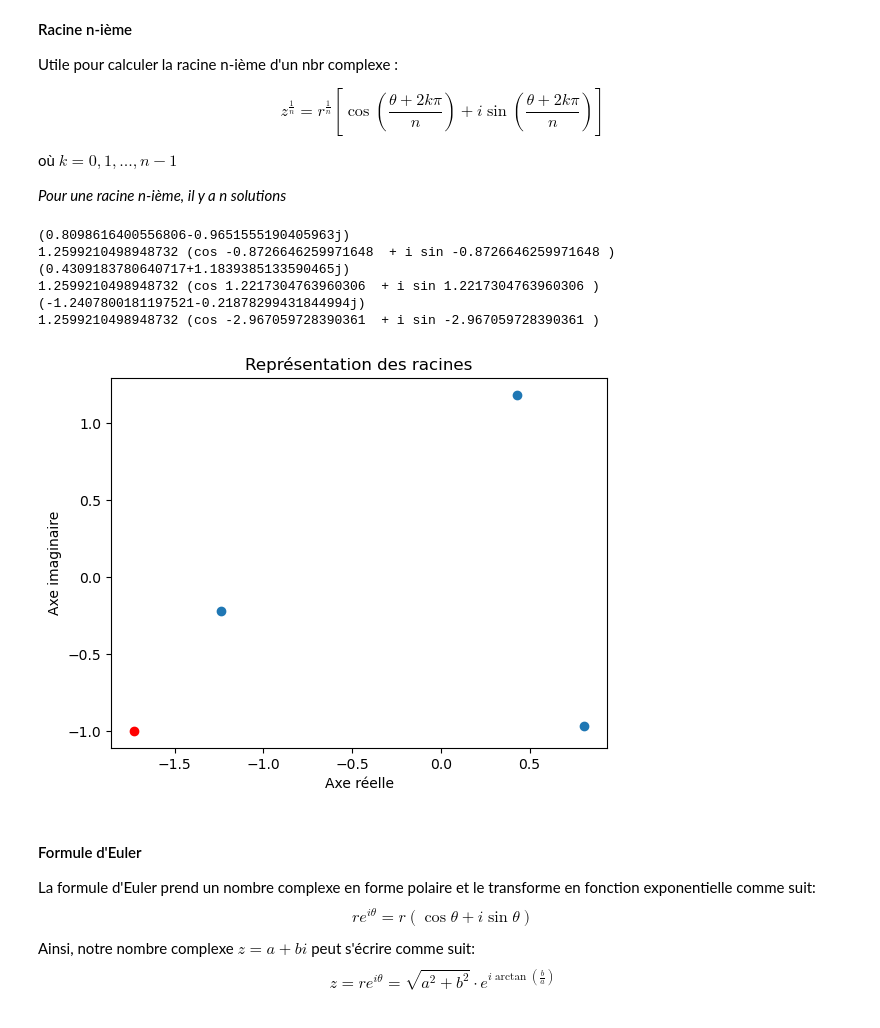
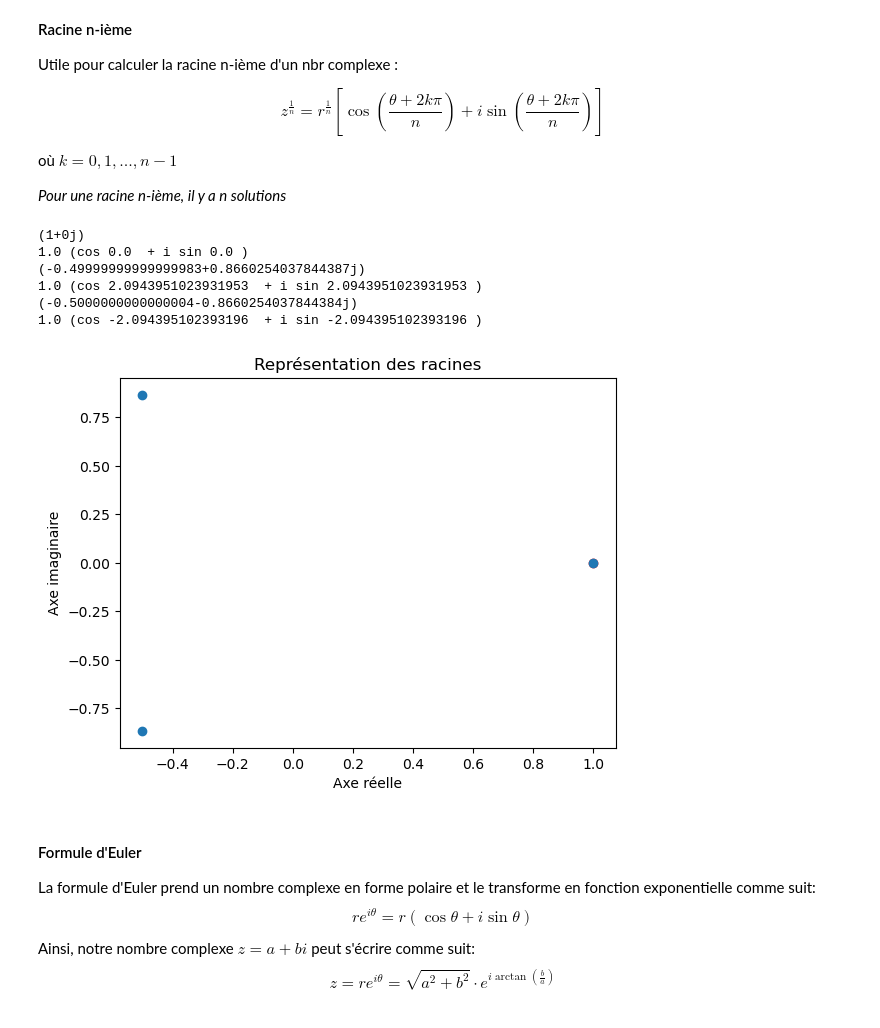
Before and after one commit to Zach3292/Calcul3, a Jupyter notebook: Note de cours.ipynb, the cells around one changed output. Saved outputs shown, nothing was run; the diff lists cells and outputs as text; code cells hidden in the pictures.

```diff
--- a/Note de cours.ipynb
+++ b/Note de cours.ipynb
@@ -1058,39 +1058,39 @@ où $k  =  0,  1, ...,  n  -  1$
 # %%
 import numpy as np
 import matplotlib.pyplot as plt
 
 def get_racines(z, n):
     arg = np.angle(z)
     module = np.abs(z)
     racines = np.zeros(n, dtype = complex)
 
     for k in range(n):
         angle = (arg + 2*k*np.pi) / n
         racines[k] = (module**(1/n)) * (np.cos(angle) + 1j*np.sin(angle))
     return racines
 
-z = np.array([-np.sqrt(3)-1j])
+z = np.array([1])
 
 racines = get_racines(z, 3)
 
 for racine in racines:
     print(racine)
     print(np.abs(racine), "(cos", np.angle(racine), " + i sin", np.angle(racine), ")")
 
 plt.scatter(z.real, z.imag, color = 'r')
 plt.scatter(racines.real, racines.imag)
 plt.xlabel('Axe réelle')
 plt.ylabel('Axe imaginaire')
 plt.title('Représentation des racines')
 plt.show()
 # %% [output]
-(0.8098616400556806-0.9651555190405963j)
-1.2599210498948732 (cos -0.8726646259971648  + i sin -0.8726646259971648 )
-(0.4309183780640717+1.1839385133590465j)
-1.2599210498948732 (cos 1.2217304763960306  + i sin 1.2217304763960306 )
-(-1.2407800181197521-0.21878299431844994j)
-1.2599210498948732 (cos -2.967059728390361  + i sin -2.967059728390361 )
+(1+0j)
+1.0 (cos 0.0  + i sin 0.0 )
+(-0.49999999999999983+0.8660254037844387j)
+1.0 (cos 2.0943951023931953  + i sin 2.0943951023931953 )
+(-0.5000000000000004-0.8660254037844384j)
+1.0 (cos -2.094395102393196  + i sin -2.094395102393196 )
-[figure, old version]
+[figure, new version]
 # %% [markdown]
 #### Formule d'Euler
 
```
Also changed, not shown: 3 other files.
